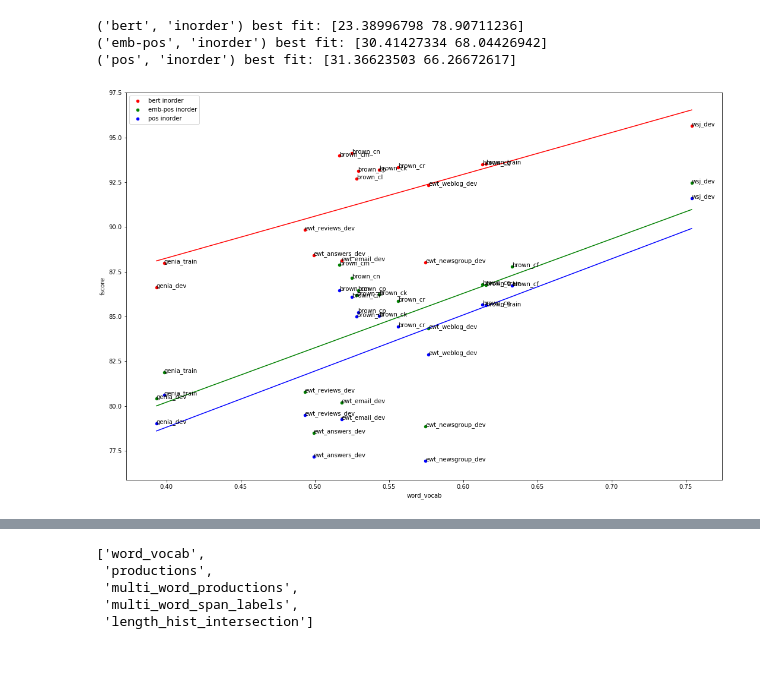
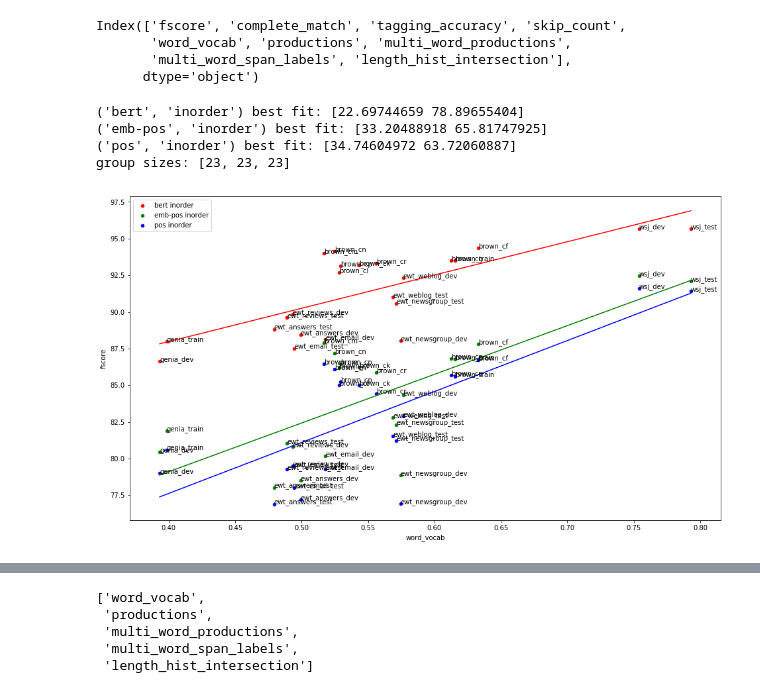
Before and after one commit to dpfried/parse-analysis, a Jupyter notebook: src/decode_analysis.ipynb, the cells around one changed output, grey strips where cells are left out. Drawn from its saved outputs; the diff is of its cells as text; code cells hidden in the pictures; blank space fills up the shorter version.

Commit message:
Update analysis notebook and add script to call berkeley-parser-analyser

```diff
--- a/src/decode_analysis.ipynb
+++ b/src/decode_analysis.ipynb
@@ -38,7 +50,7 @@ for corpus_name, gold_file in load_corpora.CORPORA_FILES.items():
         print()
         print("{}: {}".format(corpus_name, model['name']))
         data = copy(model)
-        normed_corpus_name = load_corpora.SHIFT_REDUCE_NORM[corpus_name]
+        normed_corpus_name = load_corpora.DECODE_NAME_NORM[corpus_name]
         pred_file = get_predicted_file(normed_corpus_name, model['name'])
         fscore, invalid_counts, read_and_valid = evalb_from_files(
             pred_file, gold_file
@@ -78,2 +189,2 @@ import pandas
 # %%
-decodes = pandas.DataFrame(decode_stats)
+decodes = pandas.DataFrame(decode_stats + charniak_decode_stats + sancl_best_decode_stats + sancl_berkeley_decode_stats)
@@ -235,7 +310,7 @@ grouped_decodes.iterrows?
 # %%
 def label_scatter(df, x_label='word_vocab', y_label='fscore', ax=None, color='b', **kwargs):
     if ax is None:
-        fig, ax = plt.subplots(figsize=(18,12))
+        fig, ax = plt.subplots(figsize=(16,9))
     df.plot.scatter(x_label, y_label, ax=ax, c=color, **kwargs)
     for k, v in df.reset_index().iterrows():
         ax.annotate(v['corpus_name'], (v[x_label], v[y_label]))
@@ -243,29 +318,57 @@ def label_scatter(df, x_label='word_vocab', y_label='fscore', ax=None, color='b'
 # %%
 import numpy as np
 # %%
-def plot(grouped_decodes, x_label='word_vocab', y_label='fscore', parser_type='inorder', best_fit=False):
-    colors = ['r', 'g', 'b']
+def plot(grouped_decodes, x_label='word_vocab', y_label='fscore', parser_type_pred=lambda p: p == 'inorder', best_fit=False, corpora_filter=None):
+    grouped_decodes = grouped_decodes[~grouped_decodes[y_label].isnull()]
+    if corpora_filter is not None:
+        grouped_decodes = grouped_decodes[grouped_decodes.index.get_level_values('corpus_name').isin(corpora_filter)]
+    colors = ['r', 'g', 'b', 'y']
     ix = 0
     ax = None
+    has_corpora = None
     for key, group in grouped_decodes.groupby(['lex_rep', 'parser']):
-        if key[1] != parser_type:
+        color = colors[min(ix, len(colors) - 1)]
+        if not parser_type_pred(key[1]):
             continue
-        ax = label_scatter(group, x_label=x_label, y_label=y_label, color=colors[ix], ax=ax, label=' '.join(key))
+        if has_corpora is None:
+            has_corpora = set(group.index.get_level_values('corpus_name'))
+        else:
+            has_corpora = has_corpora & set(group.index.get_level_values('corpus_name'))
+
+    group_sizes = []
+    for key, group in grouped_decodes.groupby(['lex_rep', 'parser']):
+        if not parser_type_pred(key[1]):
+            continue
+        group = group[group.index.get_level_values('corpus_name').isin(has_corpora)]
+        color = colors[min(ix, len(colors) - 1)]
+        group_sizes.append(len(group))
+        ax = label_scatter(group, x_label=x_label, y_label=y_label, color=color, ax=ax, label=' '.join(key))
         x = group[x_label]
         y = group[y_label]
         if best_fit:
             coeff = np.polyfit(x, y, 1)
             print("{} best fit: {}".format(key, coeff))
-            ax.plot(np.unique(x), np.poly1d(np.polyfit(x, y, 1))(np.unique(x)), color=colors[ix])
+            ax.plot(np.unique(x), np.poly1d(np.polyfit(x, y, 1))(np.unique(x)), color=color)
         ix += 1
+    if group_sizes:
+        assert all(x == group_sizes[0] for x in group_sizes[1:])
+    print("group sizes: {}".format(group_sizes))
+# %%
+grouped_decodes.columns
+# %% [output]
+Index(['fscore', 'complete_match', 'tagging_accuracy', 'skip_count',
+       'word_vocab', 'productions', 'multi_word_productions',
+       'multi_word_span_labels', 'length_hist_intersection'],
+      dtype='object')
 # %%
 from IPython.display import set_matplotlib_formats
 # %%
 set_matplotlib_formats('png', 'pdf')
 # %%
-plot(grouped_decodes.dropna(), best_fit=True)
+plot(grouped_decodes, best_fit=True, parser_type_pred=lambda p: p == 'inorder')
 # %% [output]
-('bert', 'inorder') best fit: [23.38996798 78.90711236]
-('emb-pos', 'inorder') best fit: [30.41427334 68.04426942]
-('pos', 'inorder') best fit: [31.36623503 66.26672617]
+('bert', 'inorder') best fit: [22.69744659 78.89655404]
+('emb-pos', 'inorder') best fit: [33.20488918 65.81747925]
+('pos', 'inorder') best fit: [34.74604972 63.72060887]
+group sizes: [23, 23, 23]
-[figure, old version]
+[figure, new version]
```
Also changed, not shown: parts of 29 cells of this notebook, 7 other files.
